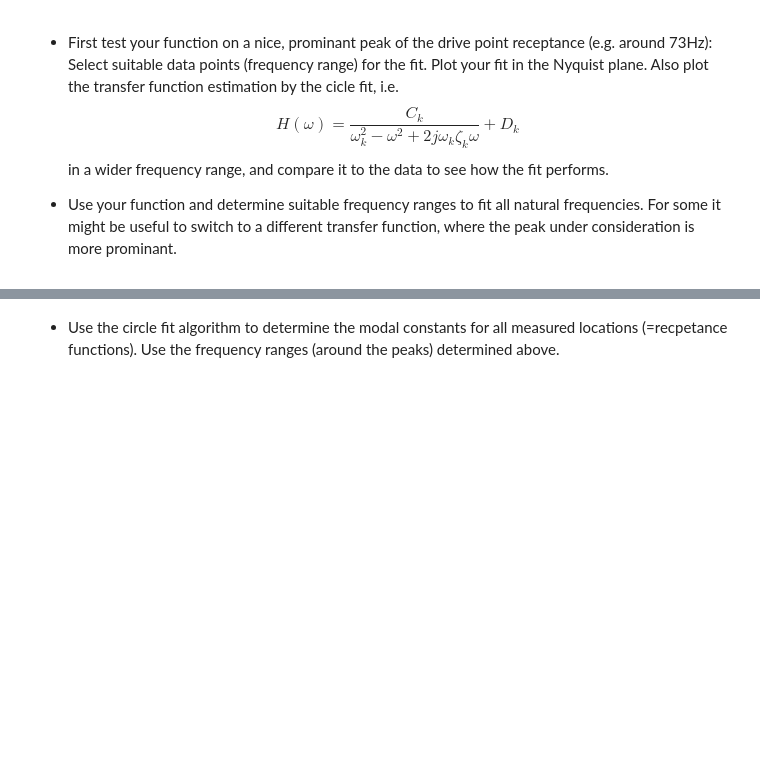
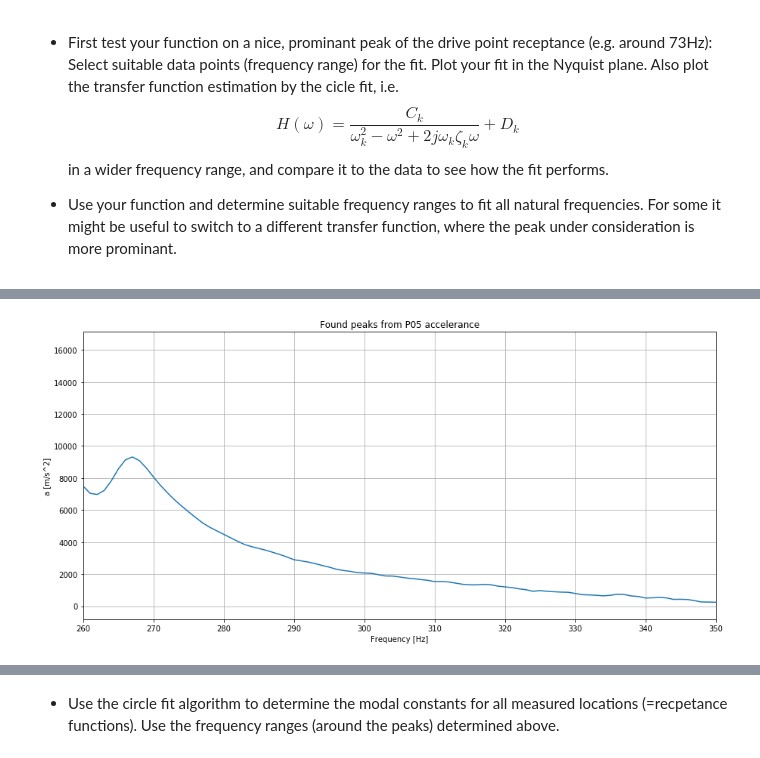
Before and after one commit to phmandl/modalanalyse, a Jupyter notebook: HW5/Max/5_IdentificationMethods_template.ipynb, the cells around one changed output, grey strips where cells are left out. Cells and saved outputs as stored; diff of their text form; code cells hidden in the pictures; blank space fills up the shorter version.

```diff
--- a/HW5/Max/5_IdentificationMethods_template.ipynb
+++ b/HW5/Max/5_IdentificationMethods_template.ipynb
@@ -620 +675,12 @@ def CircleFitting(receptance,f,printFlag = 0) :
+# %%
+plt.figure(figsize = [15,7])
+plt.ylabel('a [m/s^2]')
+plt.xlabel('Frequency [Hz]')
+plt.title('Found peaks from P05 accelerance')
+plt.grid()
+plt.xlim([260,350])
+plt.plot(np.abs(P05_rfft_window))
+plt.show()
+# %% [output]
+[figure, added]
 # %%
```
Also changed, not shown: parts of 13 cells of this notebook.
